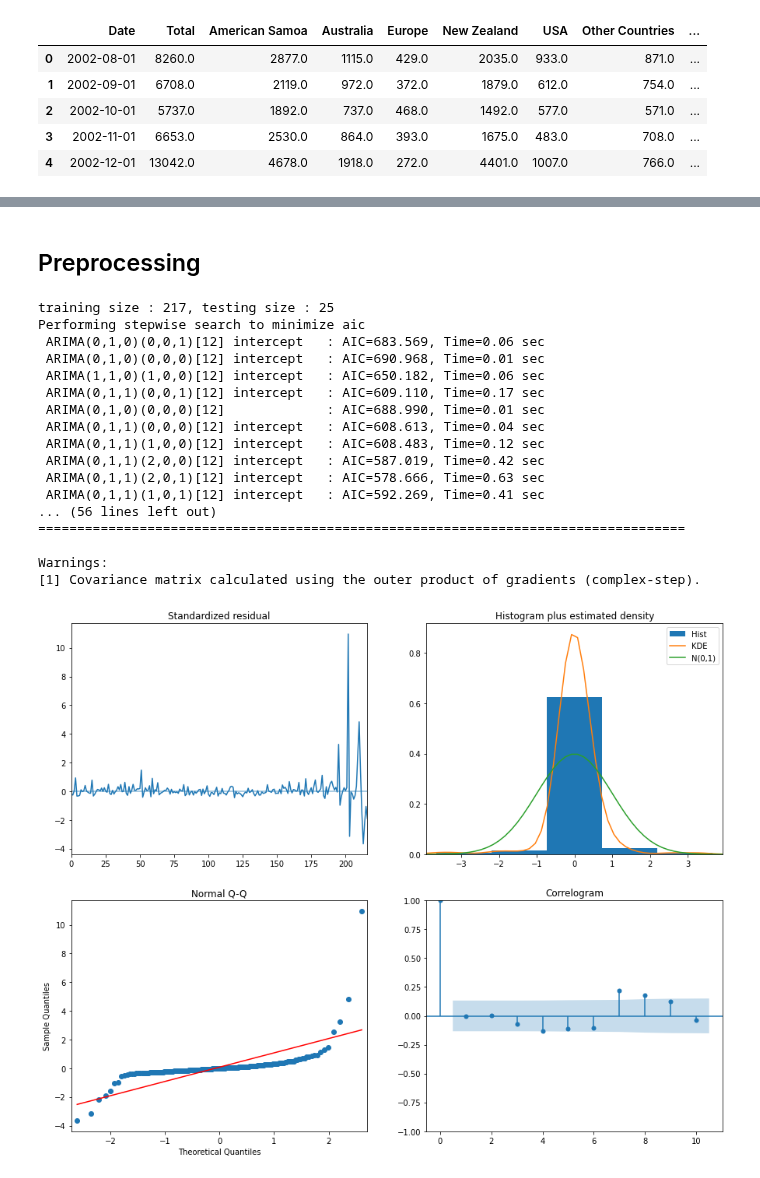
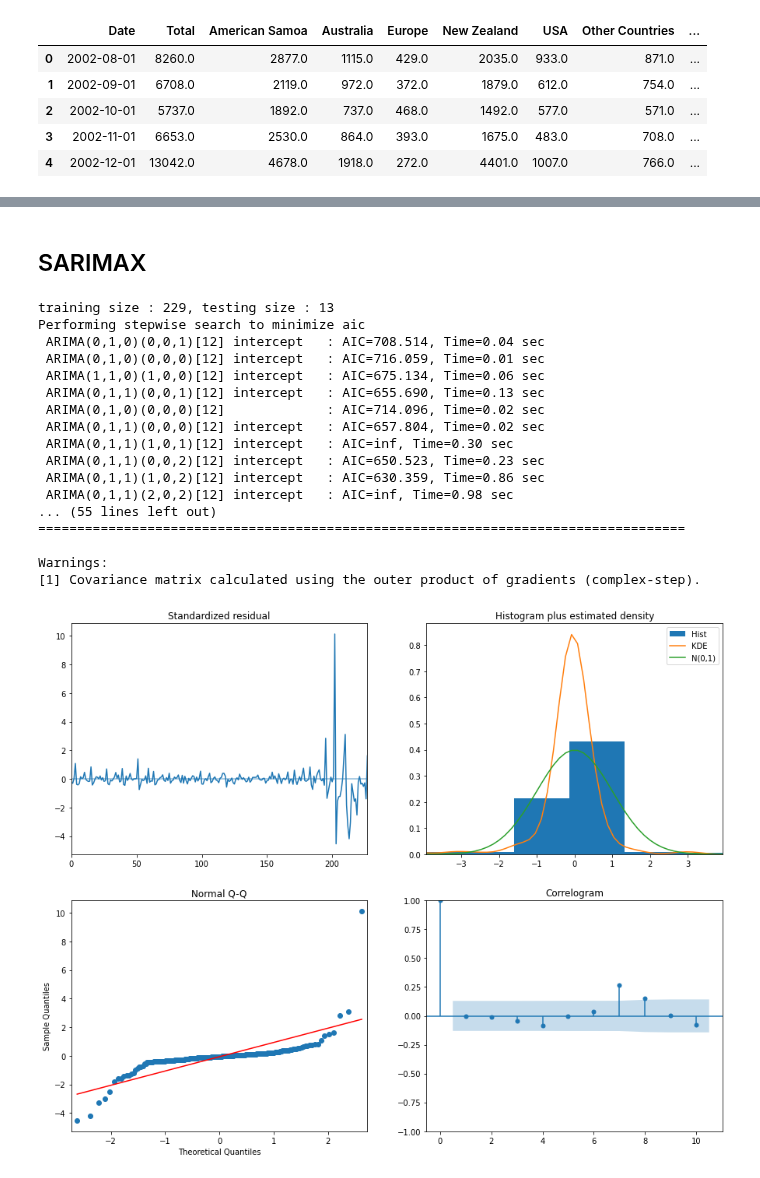
Before and after one commit to worldbank/pacific-observatory, a Jupyter notebook: scripts/notebooks/Tourism/modelling/samoa.ipynb, the cells around one changed output, grey strips where cells are left out. Saved outputs shown, nothing was run; the diff lists cells and outputs as text; code cells hidden in the pictures.

```diff
--- a/scripts/notebooks/Tourism/modelling/samoa.ipynb
+++ b/scripts/notebooks/Tourism/modelling/samoa.ipynb
@@ -19,7 +22,7 @@ from datetime import timedelta
 data_folder = os.getcwd() + "/data/tourism"
 samoa_folder = data_folder + "/samoa/"
 # %%
-samoa = (pd.read_csv(samoa_folder + "samoa_byCon.csv")
+samoa = (pd.read_csv(samoa_folder + "intermediate/samoa_byCon.csv")
            .drop("Unnamed: 0", axis=1))
 
 samoa["Date"] = pd.to_datetime(samoa["Date"])
@@ -71,28 +79,28 @@ samoa.head(5)
 # %% [markdown]
-## Preprocessing
+## SARIMAX
 # %%
 ss = SARIMAXPipeline(data=samoa, y_var="Total",
-                     exog_var="covid", transform_method="scaledlogit")
+                     exog_var="covid", transform_method="scaledlogit", training_ratio=0.95)
 ss.transform()
 ss_sw = ss.stepwise_search()
 # %% [output]
-training size : 217, testing size : 25
+training size : 229, testing size : 13
 Performing stepwise search to minimize aic
- ARIMA(0,1,0)(0,0,1)[12] intercept   : AIC=683.569, Time=0.06 sec
- ARIMA(0,1,0)(0,0,0)[12] intercept   : AIC=690.968, Time=0.01 sec
- ARIMA(1,1,0)(1,0,0)[12] intercept   : AIC=650.182, Time=0.06 sec
- ARIMA(0,1,1)(0,0,1)[12] intercept   : AIC=609.110, Time=0.17 sec
- ARIMA(0,1,0)(0,0,0)[12]             : AIC=688.990, Time=0.01 sec
- ARIMA(0,1,1)(0,0,0)[12] intercept   : AIC=608.613, Time=0.04 sec
- ARIMA(0,1,1)(1,0,0)[12] intercept   : AIC=608.483, Time=0.12 sec
- ARIMA(0,1,1)(2,0,0)[12] intercept   : AIC=587.019, Time=0.42 sec
- ARIMA(0,1,1)(2,0,1)[12] intercept   : AIC=578.666, Time=0.63 sec
- ARIMA(0,1,1)(1,0,1)[12] intercept   : AIC=592.269, Time=0.41 sec
-... (56 lines left out)
+ ARIMA(0,1,0)(0,0,1)[12] intercept   : AIC=708.514, Time=0.04 sec
+ ARIMA(0,1,0)(0,0,0)[12] intercept   : AIC=716.059, Time=0.01 sec
+ ARIMA(1,1,0)(1,0,0)[12] intercept   : AIC=675.134, Time=0.06 sec
+ ARIMA(0,1,1)(0,0,1)[12] intercept   : AIC=655.690, Time=0.13 sec
+ ARIMA(0,1,0)(0,0,0)[12]             : AIC=714.096, Time=0.02 sec
+ ARIMA(0,1,1)(0,0,0)[12] intercept   : AIC=657.804, Time=0.02 sec
+ ARIMA(0,1,1)(1,0,1)[12] intercept   : AIC=inf, Time=0.30 sec
+ ARIMA(0,1,1)(0,0,2)[12] intercept   : AIC=650.523, Time=0.23 sec
+ ARIMA(0,1,1)(1,0,2)[12] intercept   : AIC=630.359, Time=0.86 sec
+ ARIMA(0,1,1)(2,0,2)[12] intercept   : AIC=inf, Time=0.98 sec
+... (55 lines left out)
 ===================================================================================
 
 Warnings:
 [1] Covariance matrix calculated using the outer product of gradients (complex-step).
-[figure, old version]
+[figure, new version]
 # %%
 # Set parameter range
```
Also changed, not shown: parts of 22 cells of this notebook, 7 other files.
